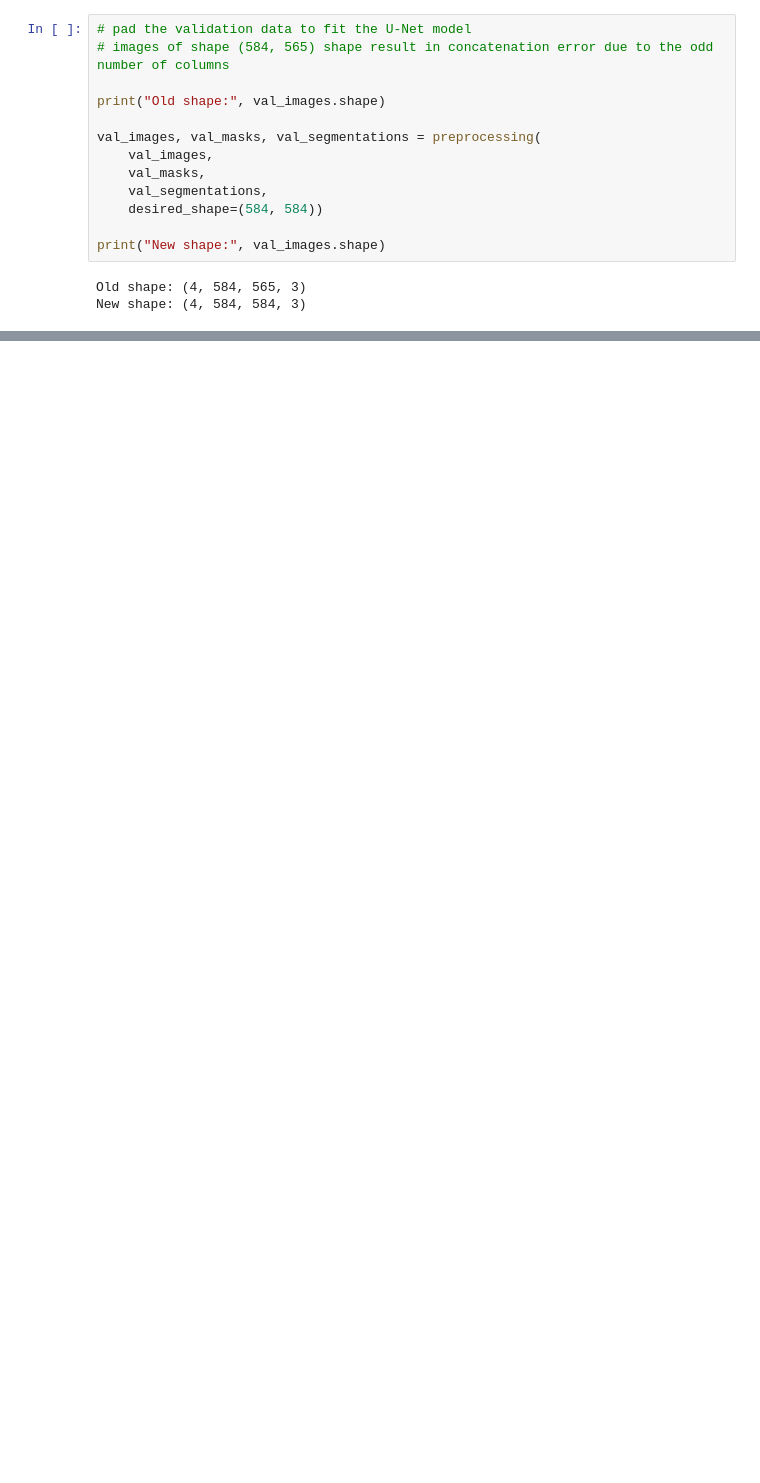
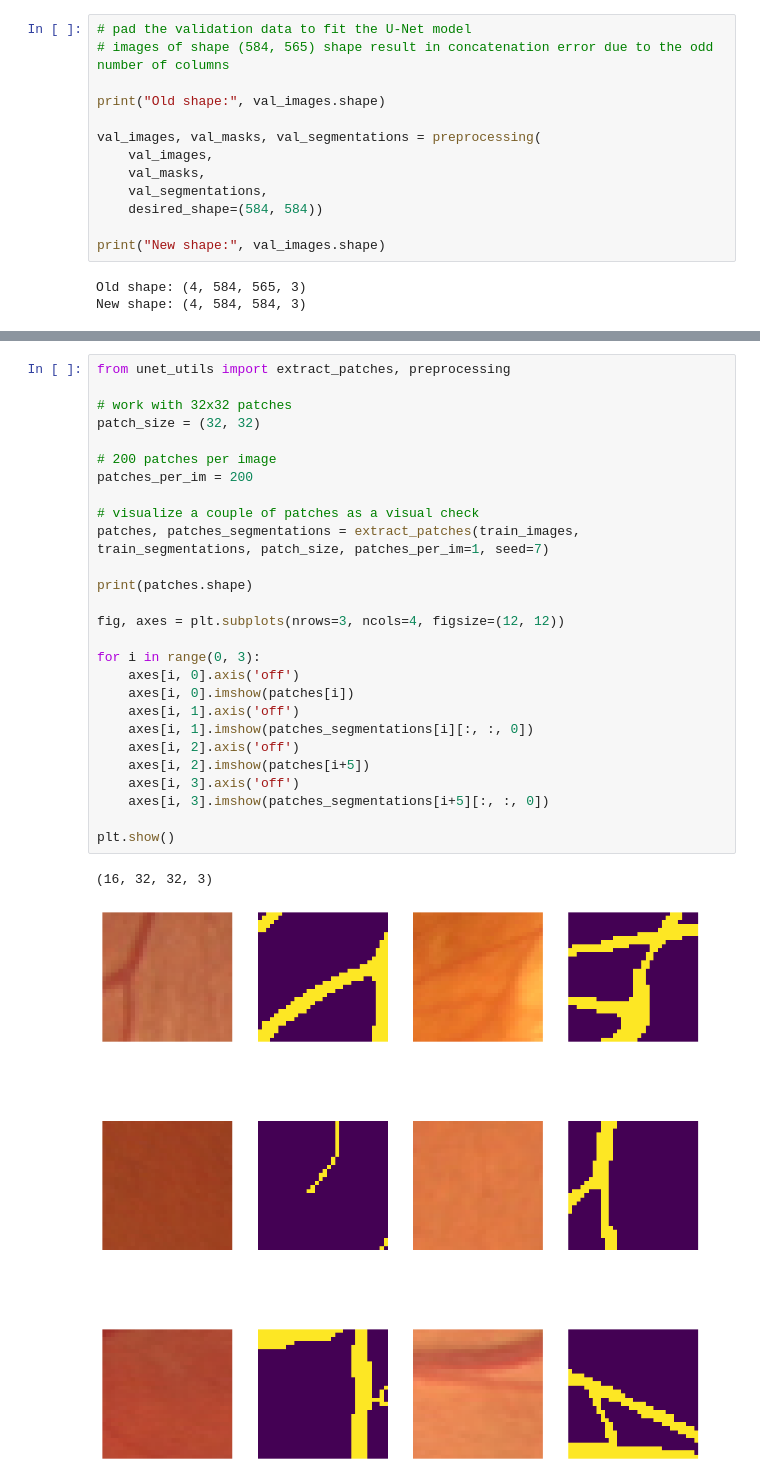
Before and after one commit to LucianoDeben/8dm50-machine-learning, a Jupyter notebook: practicals/week_4.ipynb, the cells around one changed output, grey strips where cells are left out. Saved outputs shown, nothing was run; the diff lists cells and outputs as text; blank space fills up the shorter version.

```diff
--- a/practicals/week_4.ipynb
+++ b/practicals/week_4.ipynb
@@ -668,0 +790,30 @@ Epoch 18/250
+# %%
+from unet_utils import extract_patches, preprocessing
+
+# work with 32x32 patches
+patch_size = (32, 32)
+
+# 200 patches per image
+patches_per_im = 200
+
+# visualize a couple of patches as a visual check
+patches, patches_segmentations = extract_patches(train_images, train_segmentations, patch_size, patches_per_im=1, seed=7)
+
+print(patches.shape)
+
+fig, axes = plt.subplots(nrows=3, ncols=4, figsize=(12, 12))
+
+for i in range(0, 3):
+    axes[i, 0].axis('off')
+    axes[i, 0].imshow(patches[i])
+    axes[i, 1].axis('off')
+    axes[i, 1].imshow(patches_segmentations[i][:, :, 0])
+    axes[i, 2].axis('off')
+    axes[i, 2].imshow(patches[i+5])
+    axes[i, 3].axis('off')
+    axes[i, 3].imshow(patches_segmentations[i+5][:, :, 0])
+
+plt.show()
+# %% [output]
+(16, 32, 32, 3)
+[figure, added]
```
Also changed, not shown: parts of 11 cells of this notebook.
